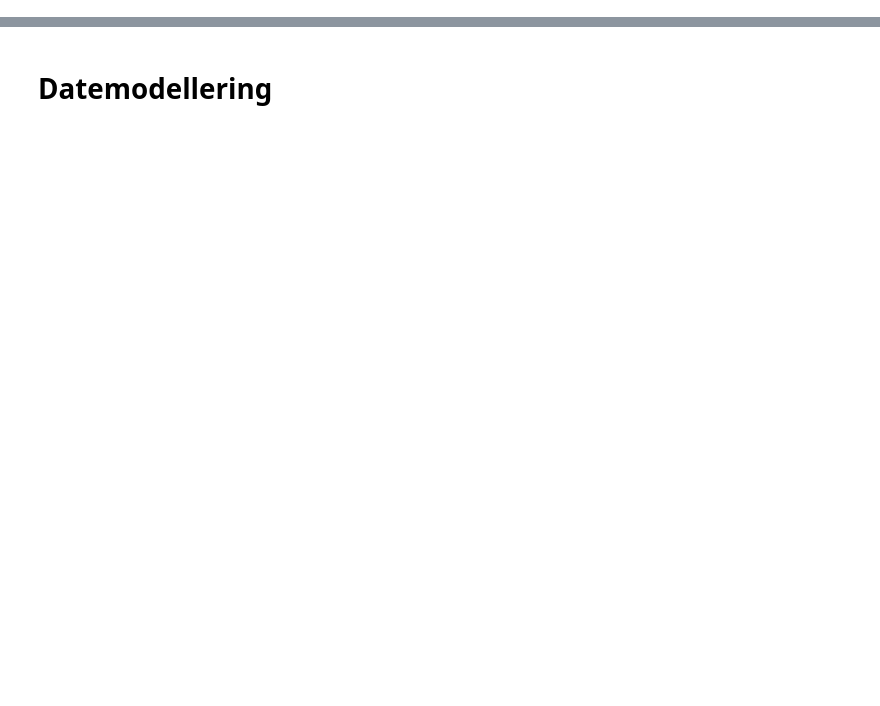
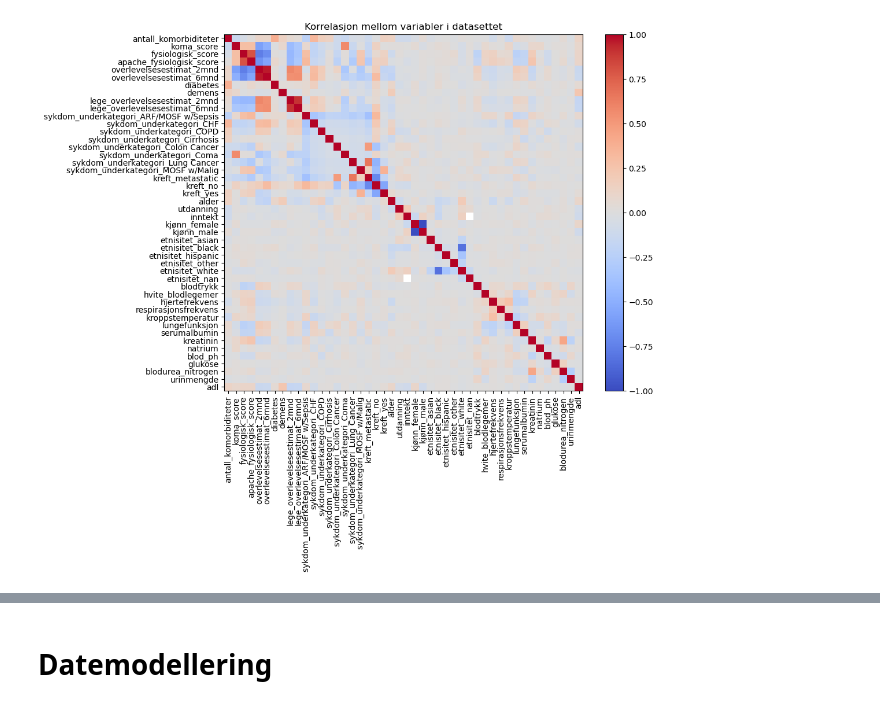
Before and after one commit to EllaSolberg/HospitalLengthofStayEstimation, a Jupyter notebook: Del2.ipynb, the cells around one changed output, grey strips where cells are left out. Drawn from its saved outputs; the diff is of its cells as text; code cells hidden in the pictures; blank space fills up the shorter version.

```diff
--- a/Del2.ipynb
+++ b/Del2.ipynb
@@ -46,0 +156,3 @@ pd.set_option('display.max_columns', None)  #Gjør sånn at hele tabellen vises:
+# %%
+df['adl'] = df['adl_pasient'].fillna(df['adl_stedfortreder'])
+df.drop(['adl_pasient', 'adl_stedfortreder'], axis=1, inplace=True)
@@ -46,0 +161,2 @@ pd.set_option('display.max_columns', None)  #Gjør sånn at hele tabellen vises:
+# %%
+df.drop(['dnr_status_dnr før innleggelse','dnr_status_dnr ved innleggelse', 'dnr_status_None'], axis=1, inplace=True)
@@ -46,0 +165,2 @@ pd.set_option('display.max_columns', None)  #Gjør sånn at hele tabellen vises:
+# %%
+df.drop('bilirubin', axis=1, inplace= True)
@@ -46,0 +169,4 @@ pd.set_option('display.max_columns', None)  #Gjør sånn at hele tabellen vises:
+# %%
+df.drop('dødsfall', axis = 1, inplace = True)
+df.drop('sykehusdød', axis=1, inplace = True)
+df.drop('pasient_id', axis=1, inplace = True)
@@ -46,0 +202,14 @@ pd.set_option('display.max_columns', None)  #Gjør sånn at hele tabellen vises:
+# %%
+corr_matrix =X_train.corr()
+
+plt.figure(figsize=(10, 8))
+plt.imshow(corr_matrix, cmap='coolwarm', interpolation='none', aspect='auto') #Heatmap
+plt.colorbar()
+plt.title('Korrelasjon mellom variabler i datasettet')
+
+plt.xticks(np.arange(len(corr_matrix.columns)), corr_matrix.columns, rotation=90)
+plt.yticks(np.arange(len(corr_matrix.columns)), corr_matrix.columns)
+
+plt.show()
+# %% [output]
+[figure, added]
```
Also changed, not shown: parts of 79 cells of this notebook, 5 other files.
